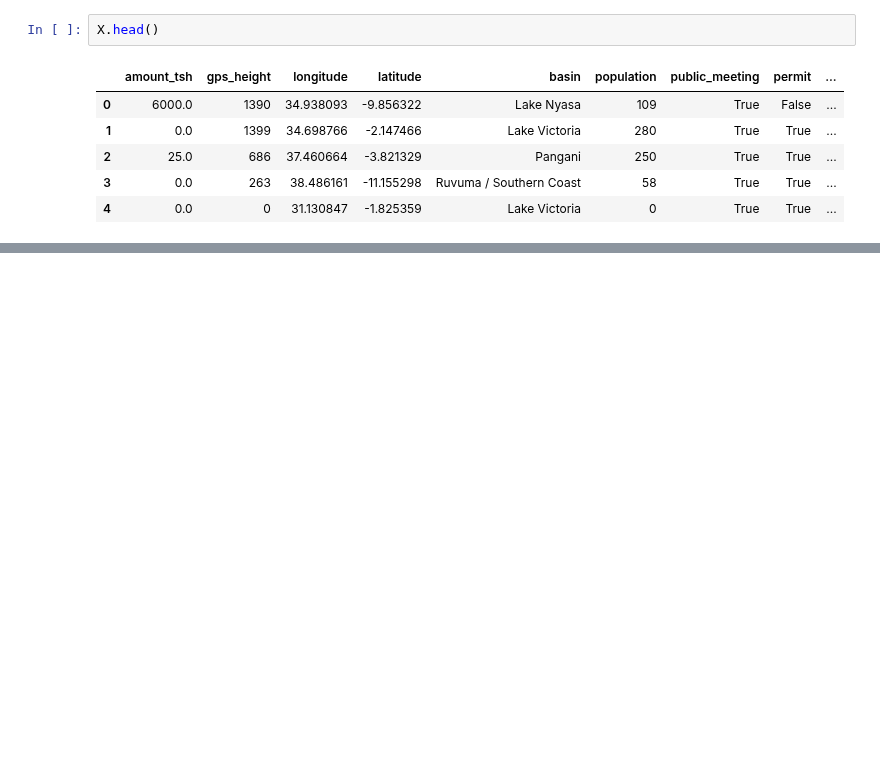
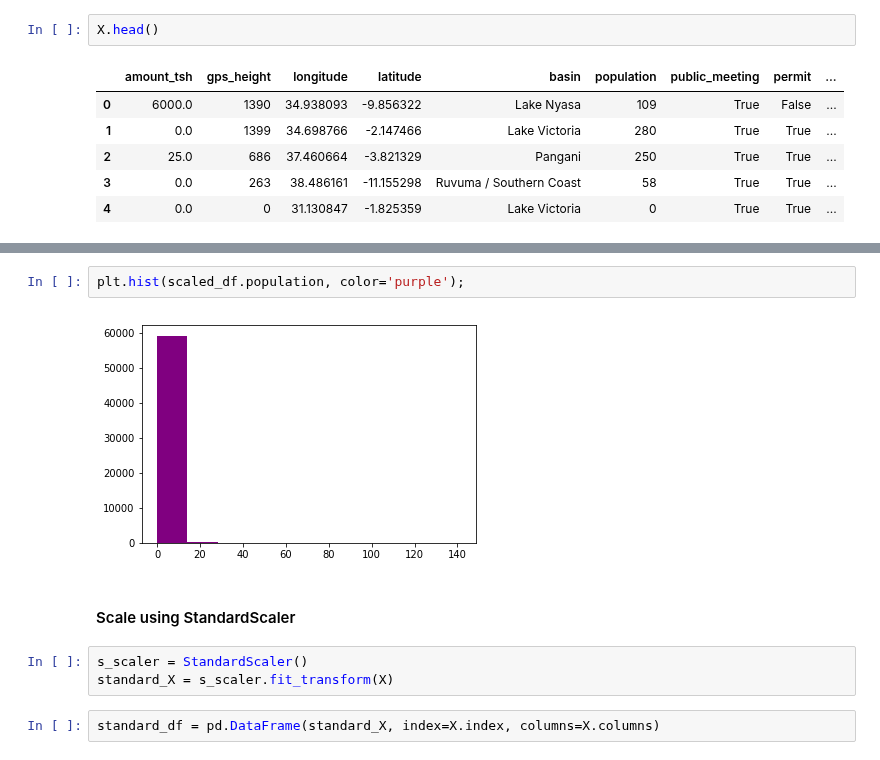
Before and after one commit to MagicMilly/dsc-3-final-project-online-ds-ft-100118, a Jupyter notebook: student.ipynb, the cells around one changed output, grey strips where cells are left out. Saved outputs shown, nothing was run; the diff lists cells and outputs as text; blank space fills up the shorter version.

```diff
--- a/student.ipynb
+++ b/student.ipynb
@@ -1277,0 +1322,11 @@ X.head()
+# %%
+plt.hist(scaled_df.population, color='purple');
+# %% [output]
+[figure, added]
+# %% [markdown]
+#### Scale using StandardScaler
+# %%
+s_scaler = StandardScaler()
+standard_X = s_scaler.fit_transform(X)
+# %%
+standard_df = pd.DataFrame(standard_X, index=X.index, columns=X.columns)
```
Also changed, not shown: parts of 24 cells of this notebook.
